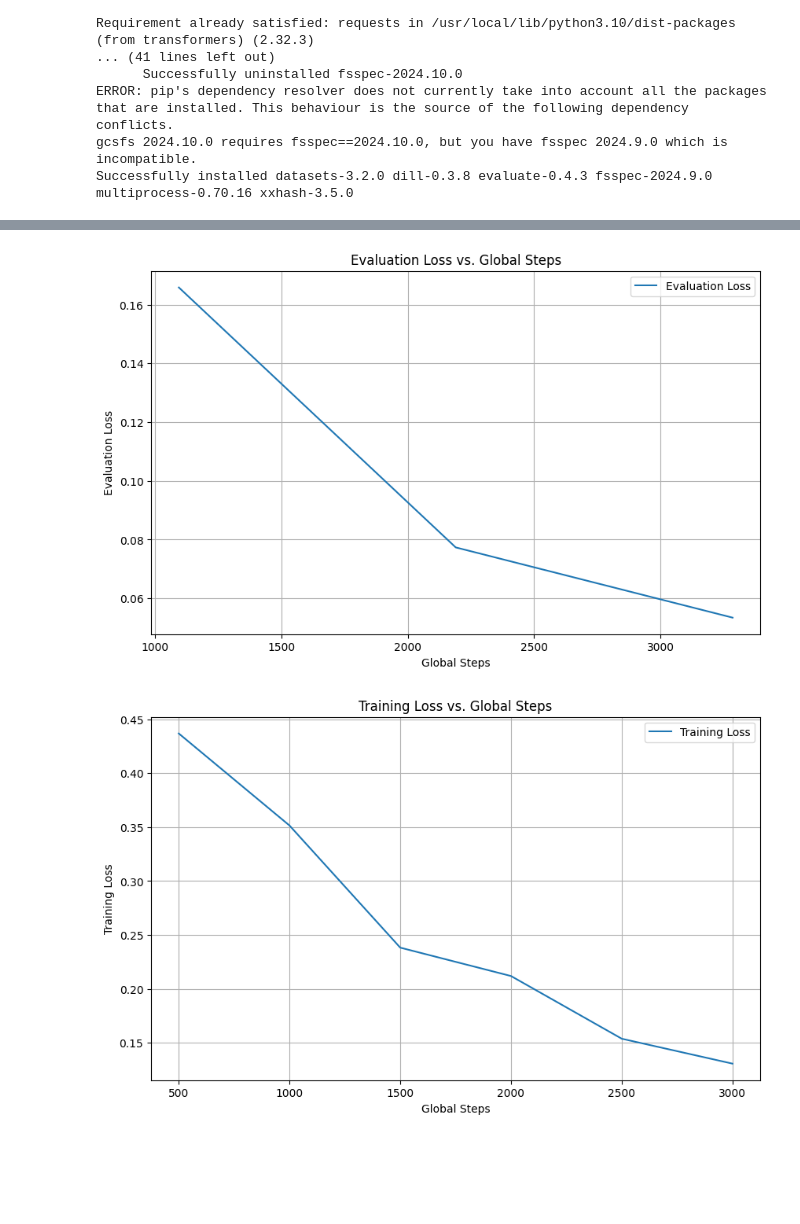
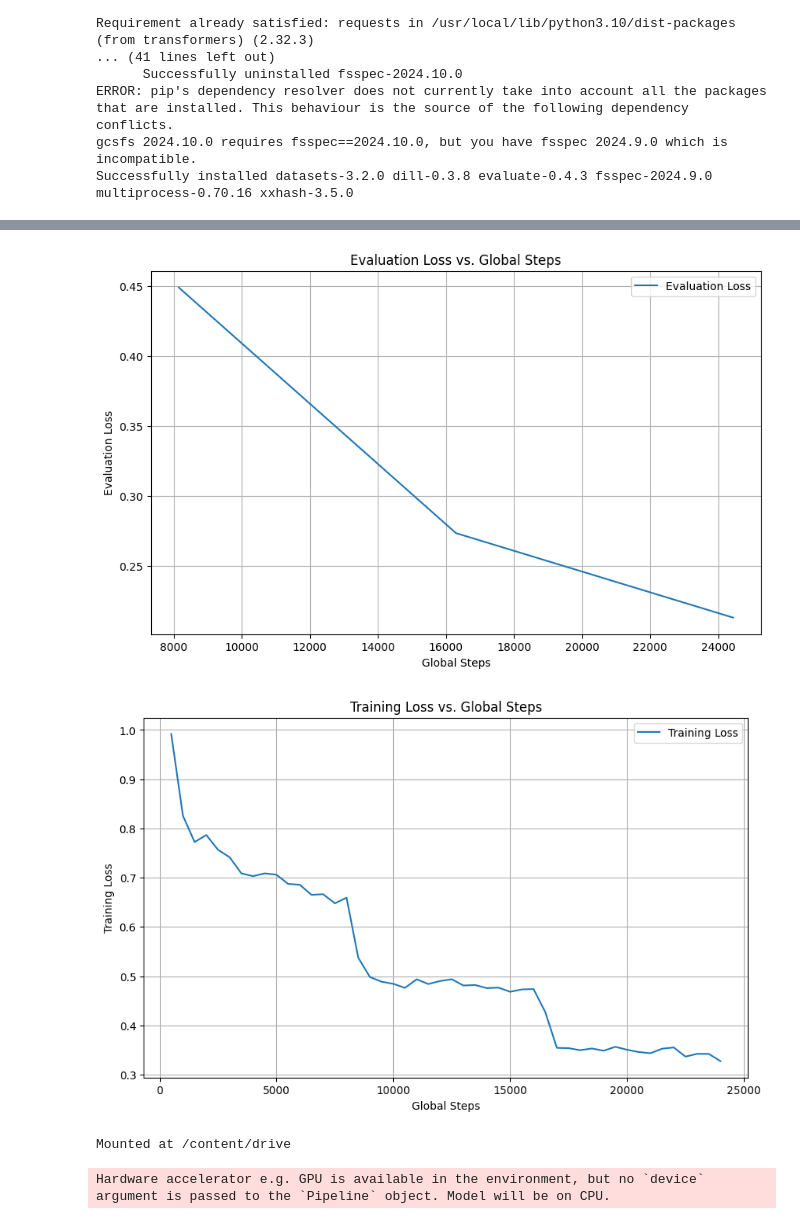
Before and after one commit to shravani201/masters-project, a Jupyter notebook: distilbert.ipynb, the cells around one changed output, grey strips where cells are left out. Drawn from its saved outputs; the diff is of its cells as text; code cells hidden in the pictures; blank space fills up the shorter version.

```diff
--- a/distilbert.ipynb
+++ b/distilbert.ipynb
@@ -101,30 +119,21 @@ def compute_metrics(eval_pred):
 # %%
-# distilbert model
-model_name = "distilbert-base-uncased-distilled-squad"
-model = AutoModelForQuestionAnswering.from_pretrained(model_name)
-tokenizer = AutoTokenizer.from_pretrained(model_name)
 
-tokenized_dataset = dataset.map(lambda x: preprocess_function(x, tokenizer), batched=True, remove_columns=dataset.column_names)
-
-training_args = TrainingArguments(
+training_args_distilbert = TrainingArguments(
     output_dir="./results_distilbert",
     evaluation_strategy="epoch",
     learning_rate=2e-5,
-    per_device_train_batch_size=8,
-    per_device_eval_batch_size=8,
+    per_device_train_batch_size=16,
+    per_device_eval_batch_size=16,
     num_train_epochs=3,
     weight_decay=0.01,
     push_to_hub=False
 )
 
-trainer = Trainer(
-    model=model,
-    args=training_args,
-    train_dataset=tokenized_dataset,
-    eval_dataset=tokenized_dataset,
-    tokenizer=tokenizer,
+trainer_distilbert = Trainer(
+    model=model_distilbert,
+    args=training_args_distilbert,
+    train_dataset=tokenized_dataset_distilbert,
+    eval_dataset=tokenized_dataset_distilbert,
+    tokenizer=tokenizer_distilbert,
     compute_metrics=compute_metrics
 )
-
-trainer.train()
-trainer.evaluate()
@@ -146,0 +140,2 @@ import matplotlib.pyplot as plt
+# %%
+trainer_distilbert.train()
@@ -147,14 +173,14 @@ import matplotlib.pyplot as plt
 # %%
+import matplotlib.pyplot as plt
 
+log_history = trainer_distilbert.state.log_history
 
-log_history = trainer.state.log_history
-
-# Extract evaluation loss and global steps
+#  evaluation loss and global steps
 eval_losses = [log['eval_loss'] for log in log_history if 'eval_loss' in log]
 global_steps = [log['step'] for log in log_history if 'eval_loss' in log]
 
 
-# Create the plot
+# plot
 plt.figure(figsize=(10, 6))
 plt.plot(global_steps, eval_losses, label='Evaluation Loss')
 plt.xlabel('Global Steps')
@@ -164,25 +190,27 @@ plt.legend()
 plt.grid(True)
 plt.show()
 # %% [output]
-[figure, old version]
+[figure, new version]
 # %%
 
-
-log_history = trainer.state.log_history
-
-# Extract evaluation loss and global steps
+# training loss and global steps
 train_losses = [log['loss'] for log in log_history if 'loss' in log]
 global_steps = [log['step'] for log in log_history if 'loss' in log]
 
 
-# Create the plot
+# plot
 plt.figure(figsize=(10, 6))
 plt.plot(global_steps, train_losses, label='Training Loss')
 plt.xlabel('Global Steps')
 plt.ylabel('Training Loss')
 plt.title('Training Loss vs. Global Steps')
 plt.legend()
 plt.grid(True)
 plt.show()
 # %% [output]
-[figure, old version]
+[figure, new version]
+# %%
+from google.colab import drive
+drive.mount('/content/drive')
+# %% [output]
+Mounted at /content/drive
@@ -188,0 +219,10 @@ plt.show()
+# %%
+from transformers import pipeline
+
+
+qa_model = pipeline("question-answering", model="/content/drive/MyDrive/distilbert_model")
+
+context = "My name is Wolfgang and I live in Berlin"
+question = "Where do I live?"
+# %% [output]
+Hardware accelerator e.g. GPU is available in the environment, but no `device` argument is passed to the `Pipeline` object. Model will be on CPU.
```
Also changed, not shown: parts of 12 cells of this notebook.
